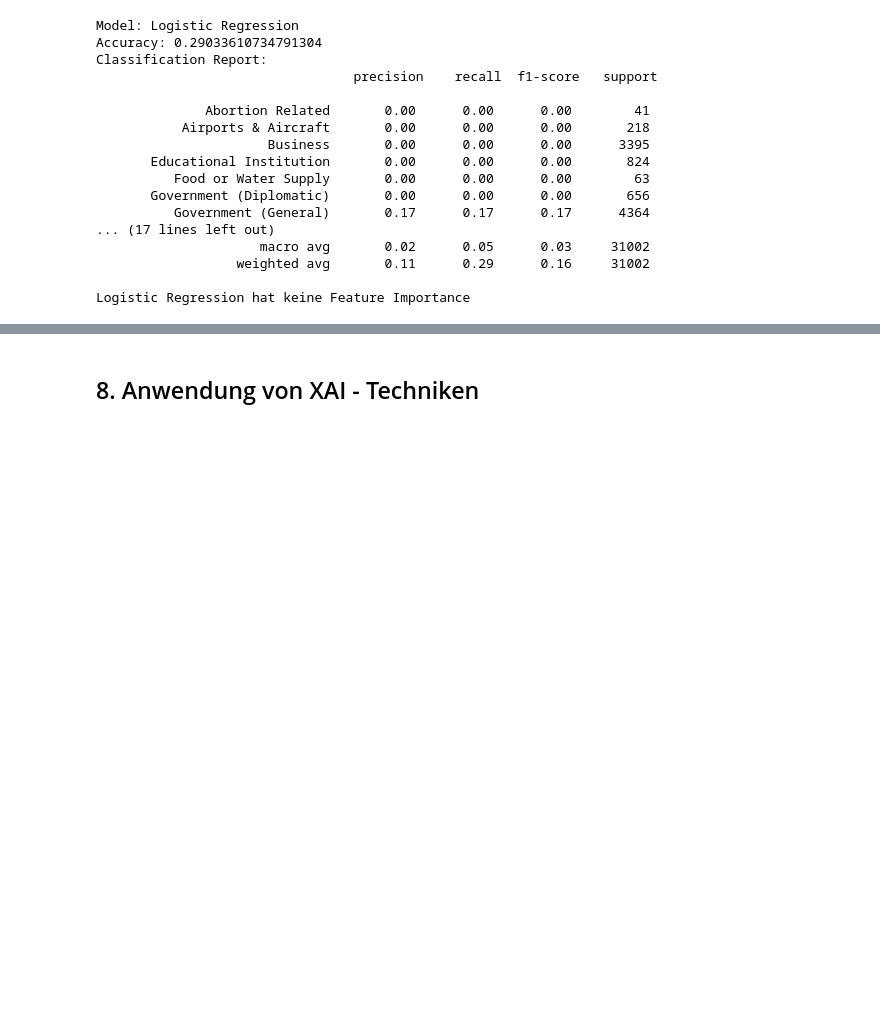
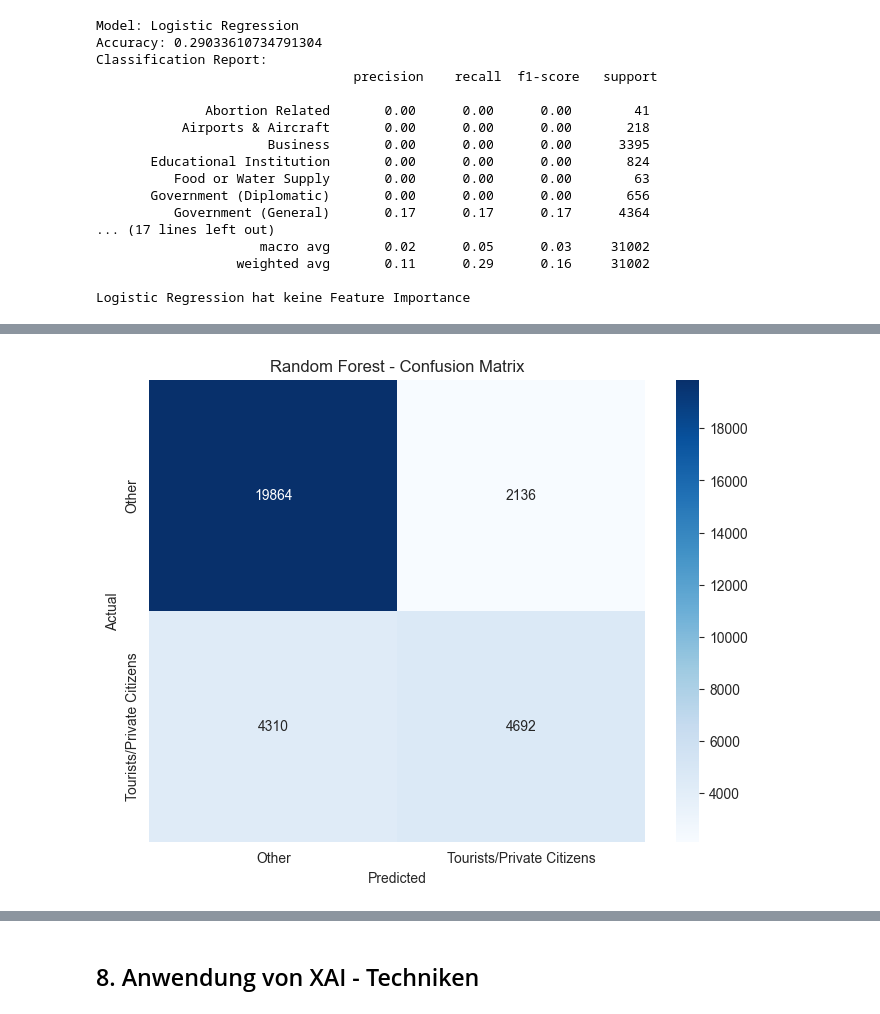
Before and after one commit to rieseflo/GTD, a Jupyter notebook: GTD.ipynb, the cells around one changed output, grey strips where cells are left out. Cells and saved outputs as stored; diff of their text form; code cells hidden in the pictures; blank space fills up the shorter version.

Commit message:
neues Klassifikationsmodell hinzugefügt

```diff
--- a/GTD.ipynb
+++ b/GTD.ipynb
@@ -1023,3 +1024,92 @@ Classification Report:
                   weighted avg       0.11      0.29      0.16     31002
 
 Logistic Regression hat keine Feature Importance
+# %%
+# Importieren der benötigten Bibliotheken
+from sklearn.model_selection import train_test_split
+from sklearn.preprocessing import LabelEncoder
+from sklearn.ensemble import RandomForestClassifier
+from sklearn.linear_model import LogisticRegression
+import xgboost as xgb
+from sklearn.metrics import classification_report, accuracy_score, confusion_matrix, roc_auc_score
+import seaborn as sns
+import matplotlib.pyplot as plt
+import pandas as pd
+
+# Wiederverwendbare Funktion zur Visualisierung der Confusion Matrix
+def plot_confusion_matrix(cm, model_name, class_names):
+    plt.figure(figsize=(8, 6))
+    sns.heatmap(cm, annot=True, fmt='d', cmap='Blues', xticklabels=class_names, yticklabels=class_names)
+    plt.title(f"{model_name} - Confusion Matrix")
+    plt.xlabel("Predicted")
+    plt.ylabel("Actual")
+    plt.show()
+
+# Neue Zielklasse erstellen: "Tourists" und "Private Citizens & Property" zusammenfassen
+df_final['target_class'] = df_final['targtype1_txt'].apply(
+    lambda x: 1 if x in ['Tourists', 'Private Citizens & Property'] else 0
+)
+
+# LabelEncoder für kategoriale Features
+categorical_columns = [
+    'country_txt', 'region_txt', 'attacktype1_txt',
+    'natlty1_txt', 'gname', 'weaptype1_txt', 'city'
+]
+
+feature_encoders = {}
+for col in categorical_columns:
+    encoder = LabelEncoder()
+    df_final[col] = encoder.fit_transform(df_final[col])
+    feature_encoders[col] = encoder
+
+# Features und Zielvariable definieren
+X = df_final.drop(columns=['targtype1_txt', 'targtype1_txt_encoded', 'target_class'])
+y = df_final['target_class']
+
+# Aufteilen in Trainings- und Testdaten
+X_train, X_test, y_train, y_test = train_test_split(X, y, test_size=0.2, random_state=42)
+
+# Klassifikationsmodelle initialisieren
+models = {
+    "Random Forest": RandomForestClassifier(n_estimators=100, random_state=42),
+    "XGBoost": xgb.XGBClassifier(random_state=42),
+    "Logistic Regression": LogisticRegression(max_iter=1000, random_state=42),
+}
+
+# Modelle trainieren und auswerten
+for model_name, model in models.items():
+    # Modell trainieren
+    model.fit(X_train, y_train)
+
+    # Vorhersagen treffen
+    y_pred = model.predict(X_test)
+
+    # Metriken berechnen
+    accuracy = accuracy_score(y_test, y_pred)
+    roc_auc = roc_auc_score(y_test, y_pred)
+    report = classification_report(y_test, y_pred)
+    cm = confusion_matrix(y_test, y_pred)
+
+    # Ergebnisse ausgeben
+    print(f"Model: {model_name}")
+    print(f"Accuracy: {accuracy:.4f}")
+    print(f"ROC AUC: {roc_auc:.4f}")
+    print(f"Classification Report:\n{report}")
+    print(f"Confusion Matrix:\n{cm}")
+
+    # Confusion Matrix visualisieren
+    plot_confusion_matrix(cm, model_name, class_names=["Other", "Tourists/Private Citizens"])
+
+    # Feature Importance visualisieren (falls verfügbar)
+    if hasattr(model, 'feature_importances_'):
+        importance = model.feature_importances_
+        sorted_idx = importance.argsort()
+
+        plt.figure(figsize=(10, 6))
+        plt.barh(X.columns[sorted_idx], importance[sorted_idx])
+        plt.xlabel("Feature Importance")
+        plt.title(f"{model_name} - Feature Importance")
+        plt.show()
+    else:
+        print(f"{model_name} hat keine Feature Importance.")
+# %% [output]
@@ -1025,0 +1132 @@ Logistic Regression hat keine Feature Importance
+[figure, added]
```
Also changed, not shown: parts of 4 cells of this notebook.
